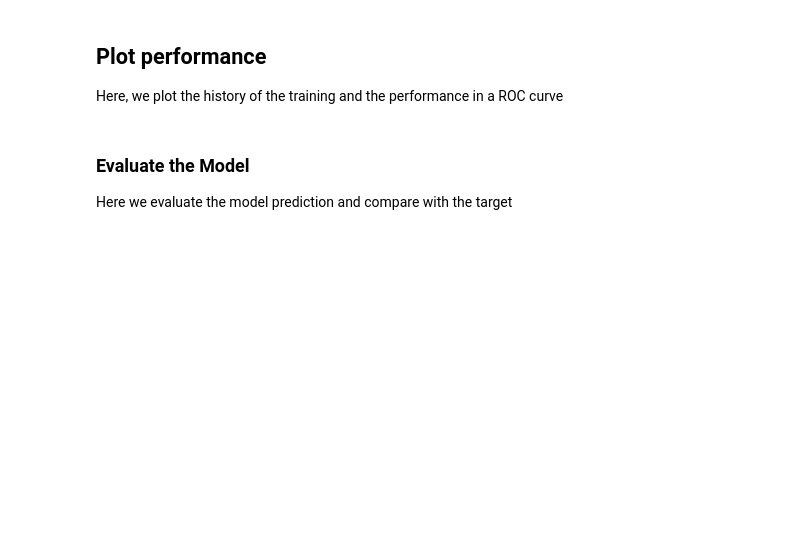
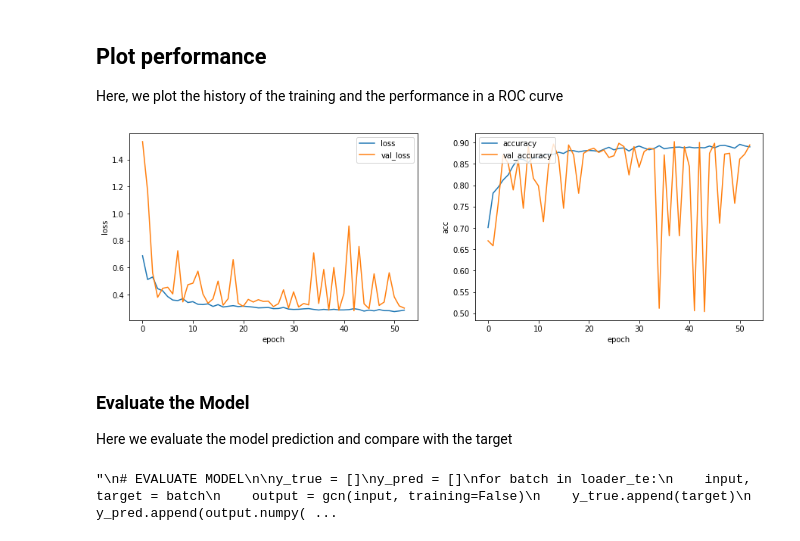
Before and after one commit to sznajder/Notebooks, a Jupyter notebook: JetTagging_GeneralGNN_TFKeras_Spektral.ipynb, the cells around one changed output. Drawn from its saved outputs; the diff is of its cells as text; code cells hidden in the pictures; blank space fills up the shorter version.

```diff
--- a/JetTagging_GeneralGNN_TFKeras_Spektral.ipynb
+++ b/JetTagging_GeneralGNN_TFKeras_Spektral.ipynb
@@ -202,15 +202,15 @@ class MyDataset(Dataset):
       njet_qcd = self.jet_images_dict['QCD'].shape[0]
       njet_tt =  self.jet_images_dict['TT'].shape[0]
       jet_images = np.concatenate( [ self.jet_images_dict['TT'], self.jet_images_dict['QCD'] ] )
-      jet_labels = np.concatenate( [ np.ones(njet_tt), np.zeros(njet_qcd) ] )
-
+#      jet_labels = np.concatenate( [ np.ones(njet_tt), np.zeros(njet_qcd) ] )
+      jet_labels = np.concatenate( [ np.ones((njet_tt,1)), np.zeros((njet_qcd,1)) ] )
+      print('jet_labels=',jet_labels)
       nnodes  = ncells   # Number of graph nodes   ( number of cells/towers in a jet )
       ptmin   = 0.1      # Treshold for energy deposit
 
       # Loop over jets to create a Graph
       Graphs=[]
       ng = 0
-#      Y=np.zeros(1)
       for jet , label in zip(jet_images,jet_labels):
 
         # Check if reached max # of requested graphs
@@ -371,7 +378,7 @@ F = dataset.n_node_features  # Dimension of node features
 n_out = dataset.n_labels  # Dimension of the target
 
 # Instantiate Tensorflow input tensors in Disjoint mode
-X = Input(shape=(F,), name="X")
+X = Input(shape=(F,), dtype=tf.float32, name="X")
 A = Input(shape=(None,), sparse=True, name="A")
 I = Input(shape=(), dtype=tf.int32, name="I")
 
@@ -435,7 +442,9 @@ def train_step(inputs, target):
         loss += sum(model.losses)
     gradients = tape.gradient(loss, model.trainable_variables)
     opt.apply_gradients(zip(gradients, model.trainable_variables))
-    acc = tf.reduce_mean(categorical_accuracy(target, predictions))
+    predictions = tf.cast(predictions,tf.float64) # Cast to fix problem with binary_accuracy
+    acc = tf.reduce_mean(binary_accuracy(target, predictions))
+#    acc = tf.reduce_mean(categorical_accuracy(target, predictions))
     return loss, acc
 
 
@@ -446,9 +455,10 @@ def evaluate(loader):
         step += 1
         inputs, target = loader.__next__()
         pred = model(inputs, training=False)
+        pred = tf.cast(pred,tf.float64) # Cast to fix problem with binary_accuracy
         outs = (
             loss_fn(target, pred),
-            tf.reduce_mean(categorical_accuracy(target, pred)),
+            tf.reduce_mean(binary_accuracy(target, pred)),
         )
         output.append(outs)
     return np.mean(output, 0)
@@ -458,21 +468,27 @@ print("Fitting model")
 current_batch = epoch = model_loss = model_acc = 0
 best_val_loss = np.inf
 best_weights = None
-patience = 10 # Early stop patience
+es_patience = 10 # Early stop patience
 
+history={'loss':[],'accuracy':[],'val_loss':[],'val_accuracy':[]}
 for batch in loader_tr:
     outs = train_step(*batch)
-
     model_loss += outs[0]
     model_acc += outs[1]
     current_batch += 1
     if current_batch == loader_tr.steps_per_epoch:
         model_loss /= loader_tr.steps_per_epoch
         model_acc /= loader_tr.steps_per_epoch
+        history['loss'].append(model_loss)
+        history['accuracy'].append(model_acc)
+
         epoch += 1
 
         # Compute validation loss and accuracy
         val_loss, val_acc = evaluate(loader_va)
+        history['val_loss'].append(val_loss)
+        history['val_accuracy'].append(val_acc)
+
         print(
             "Ep. {} - Loss: {:.2f} - Acc: {:.2f} - Val loss: {:.2f} - Val acc: {:.2f}".format(
                 epoch, model_loss, model_acc, val_loss, val_acc
@@ -517,38 +548,40 @@ import matplotlib.pyplot as plt
 # Plot loss vs epoch
 plt.figure(figsize=(15,10))
 ax = plt.subplot(2, 2, 1)
-ax.plot(history.history['loss'], label='loss')
-ax.plot(history.history['val_loss'], label='val_loss')
+ax.plot(history['loss'], label='loss')
+ax.plot(history['val_loss'], label='val_loss')
 ax.legend(loc="upper right")
 ax.set_xlabel('epoch')
 ax.set_ylabel('loss')
 
 # Plot accuracy vs epoch
 ax = plt.subplot(2, 2, 2)
-ax.plot(history.history['accuracy'], label='accuracy')
-ax.plot(history.history['val_accuracy'], label='val_accuracy')
+ax.plot(history['accuracy'], label='accuracy')
+ax.plot(history['val_accuracy'], label='val_accuracy')
 ax.legend(loc="upper left")
 ax.set_xlabel('epoch')
 ax.set_ylabel('acc')
 
 '''
 # Plot ROC
 Y_predict = gcn.predict(loader_te.load())
 from sklearn.metrics import roc_curve, auc
 fpr, tpr, thresholds = roc_curve(Y_test, Y_predict)
 roc_auc = auc(fpr, tpr)
 ax = plt.subplot(2, 2, 3)
 ax.plot(fpr, tpr, lw=2, color='cyan', label='auc = %.3f' % (roc_auc))
 ax.plot([0, 1], [0, 1], linestyle='--', lw=2, color='k', label='random chance')
 ax.set_xlim([0, 1.0])
 ax.set_ylim([0, 1.0])
 ax.set_xlabel('false positive rate')
 ax.set_ylabel('true positive rate')
 ax.set_title('receiver operating curve')
 ax.legend(loc="lower right")
 '''
 
 plt.show()
+# %% [output]
+[figure, added]
 # %% [markdown]
 ### Evaluate the Model
 
@@ -603,3 +636,5 @@ ax.tick_params(width=2, grid_alpha=0.5)
 # Show plots
 plt.show()
 '''
+# %% [output]
+"\n# EVALUATE MODEL\n\ny_true = []\ny_pred = []\nfor batch in loader_te:\n    input, target = batch\n    output = gcn(input, training=False)\n    y_true.append(target)\n    y_pred.append(output.numpy( ...
```
Also changed, not shown: parts of 6 cells of this notebook.
